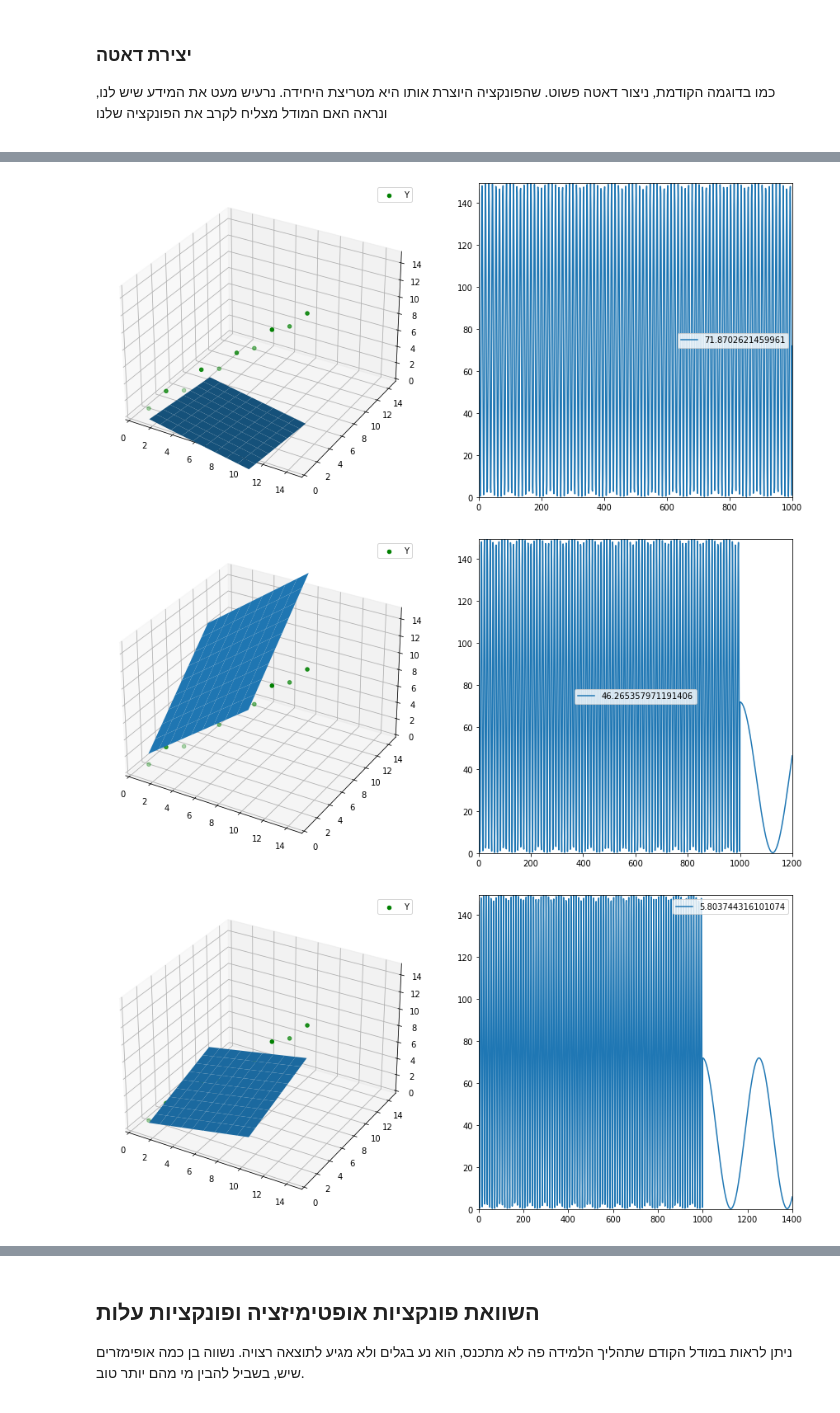
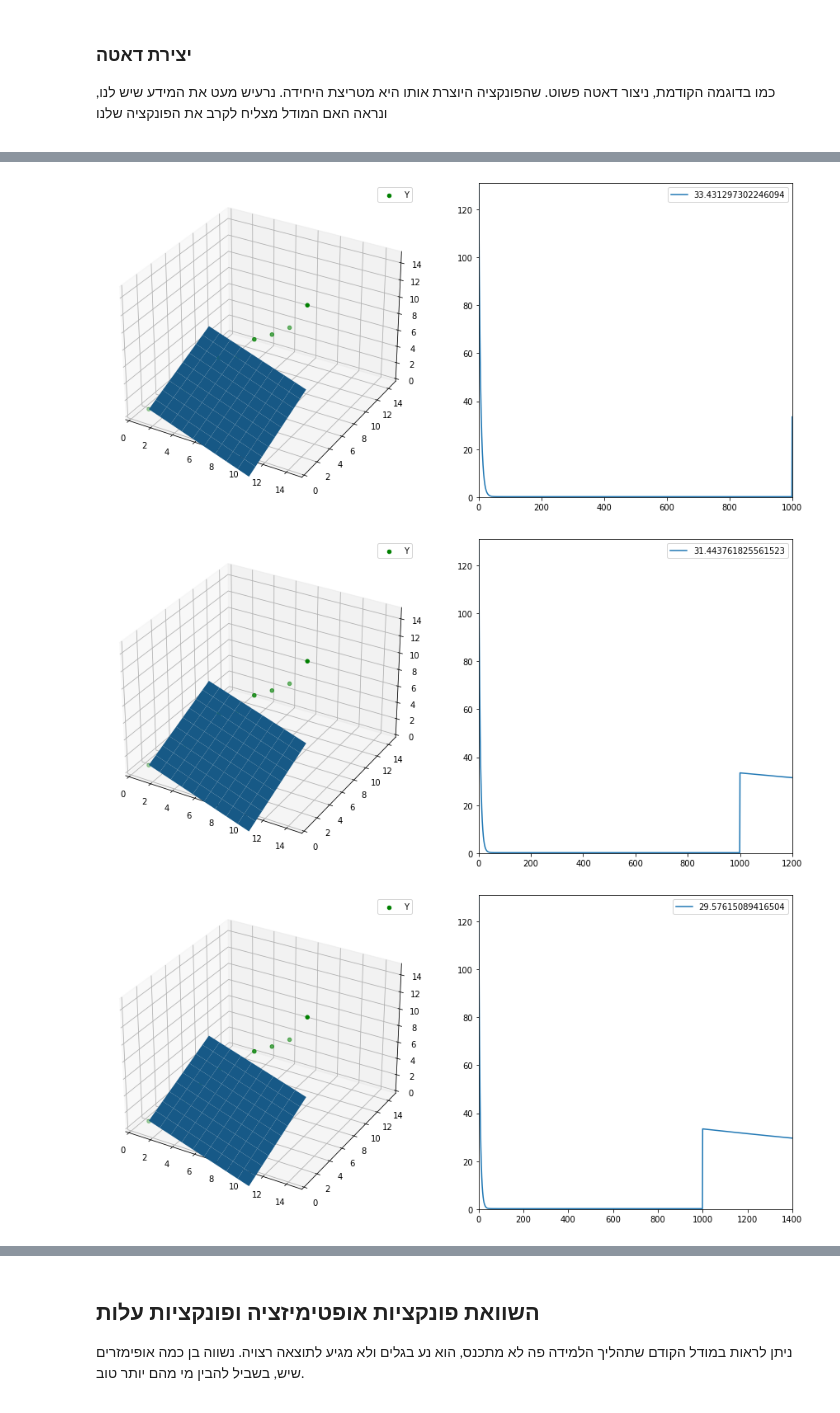
Before and after one commit to avrymi-asraf/Basic-principles-nn-pythorch, a Jupyter notebook: אופטימיזציה.ipynb, the cells around one changed output, grey strips where cells are left out. Saved outputs shown, nothing was run; the diff lists cells and outputs as text; code cells hidden in the pictures.

Commit message:
add optimazer.zerograd()

```diff
--- a/אופטימיזציה.ipynb
+++ b/אופטימיזציה.ipynb
@@ -161,6 +162,7 @@ loss_list = []
 f_plot = ploter(plot_model, linear, x, target, loss_list)
 # %%
 for i in range(1000):
+    optimazer.zero_grad()
     y = linear(x)
     diff = loss_function(y, target)
     diff.backward()
@@ -215,16 +217,17 @@ plot_3d_model(model, input_data, target)
 # %%
 xloss_list = []
 f_plot = ploter(plot_3d_model, model, input_data, target, loss_list)
 
 for i in range(1000):
+    optimazer.zero_grad()
     y = model(input_data)
     diff = loss_function(y, target)
     loss_list.append(diff.item())
     diff.backward()
     optimazer.step()
     if i % 200 == 0:
         f_plot()
 # %% [output]
-[figure, old version]
+[figure, new version]
-[figure, old version]
+[figure, new version]
-[figure, old version]
+[figure, new version]
```
Also changed, not shown: parts of 9 cells of this notebook.
